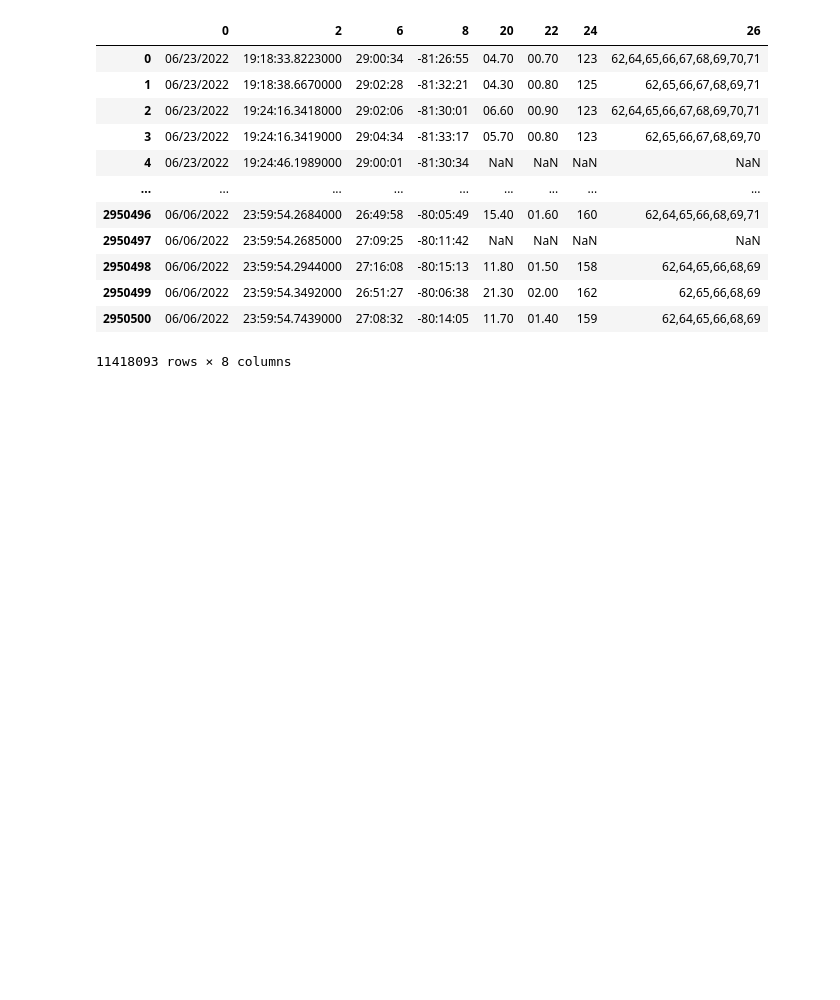
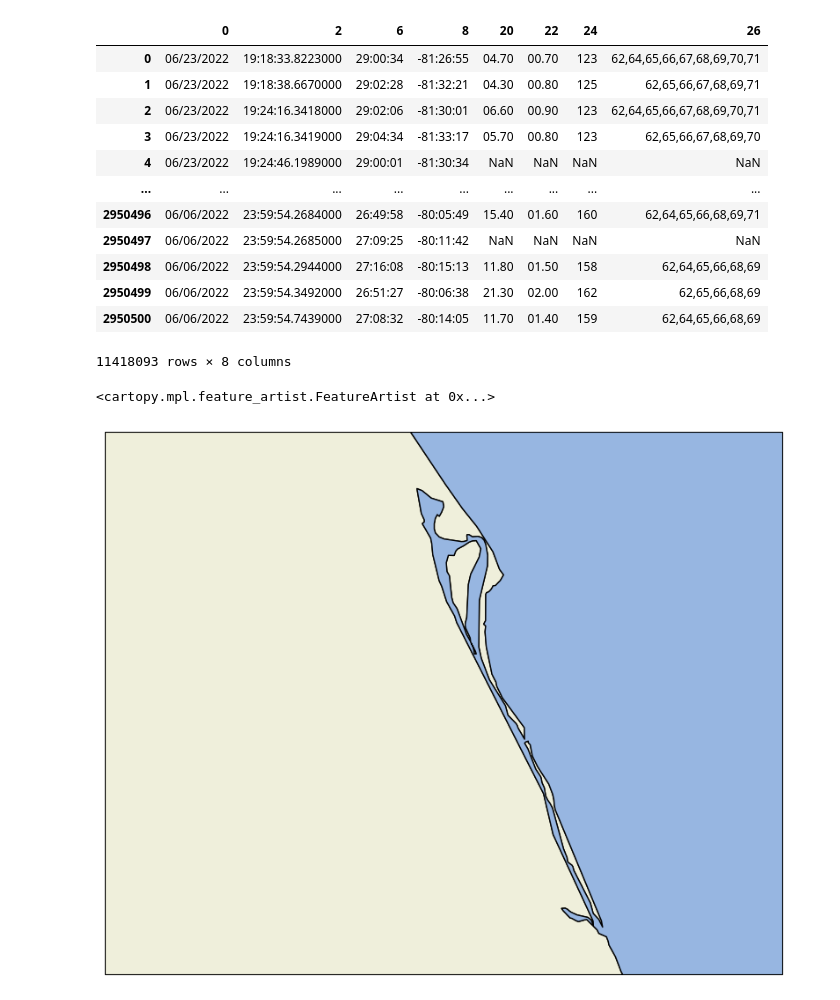
Before and after one commit to bmccl87/merlin_data_analysis, a Jupyter notebook: mrms_vii.ipynb, the cells around one changed output. Drawn from its saved outputs; the diff is of its cells as text; code cells hidden in the pictures; blank space fills up the shorter version.

Commit message:
made images for CC data

```diff
--- a/mrms_vii.ipynb
+++ b/mrms_vii.ipynb
@@ -159,3 +157,8 @@ cc_data
 | 2950499 | 06/06/2022 | 23:59:54.3492000 | 26:51:27 | -80:06:38 | 21.30 | 02.00 | 162 | 62,65,66,68,69 |
 | 2950500 | 06/06/2022 | 23:59:54.7439000 | 27:08:32 | -80:14:05 | 11.70 | 01.40 | 159 | 62,64,65,66,68,69 |
 11418093 rows × 8 columns
+# %%
+cc_dataset = xr.open_dataset("lightningData2.nc")
+# %% [output]
+<cartopy.mpl.feature_artist.FeatureArtist at 0x...>
+[figure, added]
```
Also changed, not shown: parts of 3 cells of this notebook, 17 other files.
